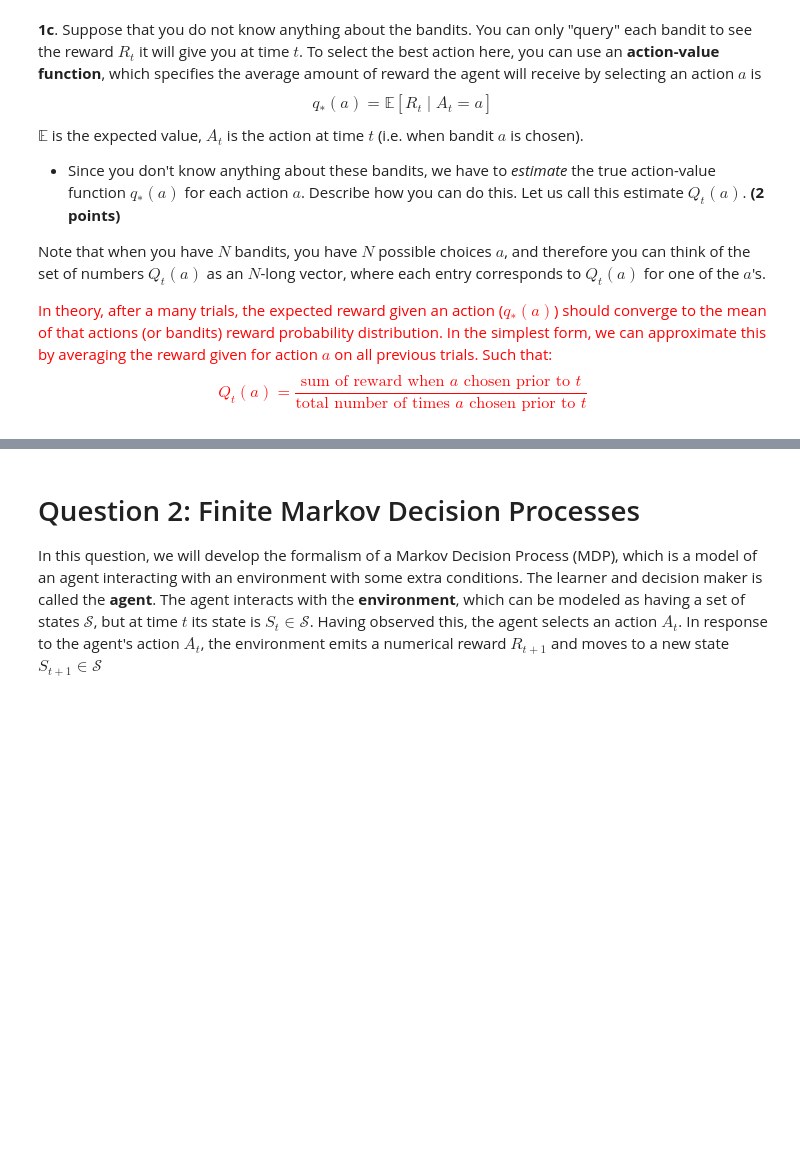
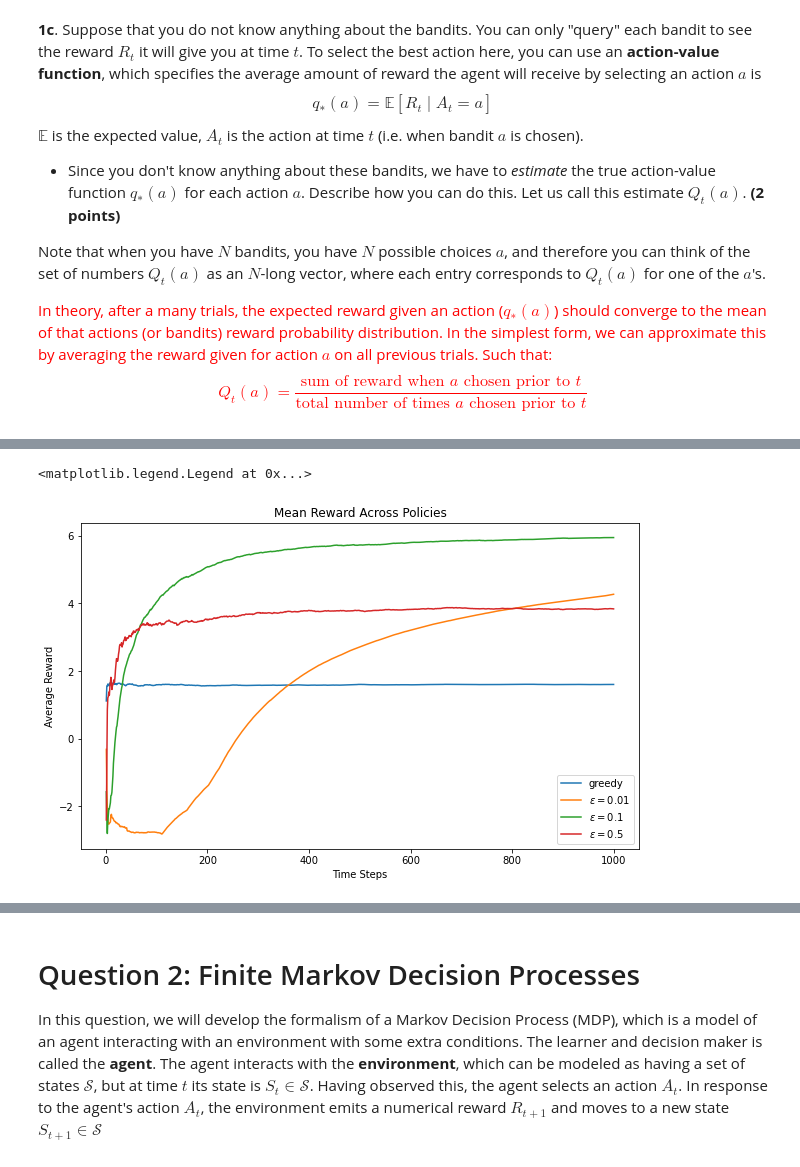
Before and after one commit to jess-breda/Neu537, a Jupyter notebook: neu537hw4/Questions_HW4_NEU437_537_GeneralizedLinearModels.ipynb, the cells around one changed output, grey strips where cells are left out. Drawn from its saved outputs; the diff is of its cells as text; code cells hidden in the pictures; blank space fills up the shorter version.

```diff
--- a/neu537hw4/Questions_HW4_NEU437_537_GeneralizedLinearModels.ipynb
+++ b/neu537hw4/Questions_HW4_NEU437_537_GeneralizedLinearModels.ipynb
@@ -209,0 +266,18 @@ plt.legend()
+# %%
+# grab means
+avg_greedy = np.mean(avg_Rs,axis = 0)
+avg_ep1 = np.mean(epsilon_Rs[0], axis = 0)
+avg_ep2 = np.mean(epsilon_Rs[1], axis = 0)
+avg_ep3 = np.mean(epsilon_Rs[2], axis = 0)
+means = [avg_greedy, avg_ep1, avg_ep2, avg_ep3]
+labels = ['greedy', '$\epsilon = 0.01$', '$\epsilon = 0.1$', '$\epsilon = 0.5$']
+
+# plot
+fix, ax = plt.subplots(figsize=[10,6])
+for ii in range(4):
+    ax.plot(range(n_tsteps), means[ii], label =labels[ii])
+    ax.set(xlabel="Time Steps", ylabel="Average Reward", title='Mean Reward Across Policies')
+plt.legend()
+# %% [output]
+<matplotlib.legend.Legend at 0x...>
+[figure, added]
```
Also changed, not shown: parts of 31 cells of this notebook, 1 other file.
